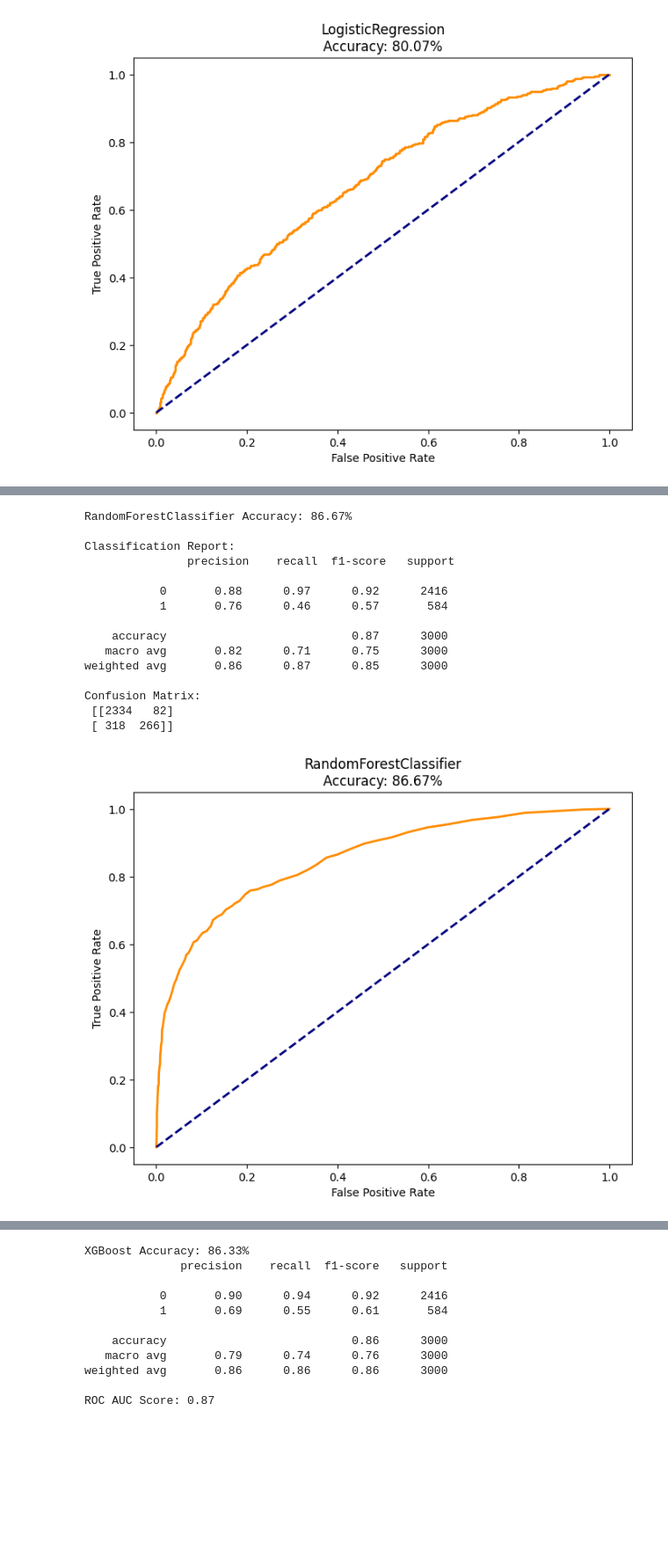
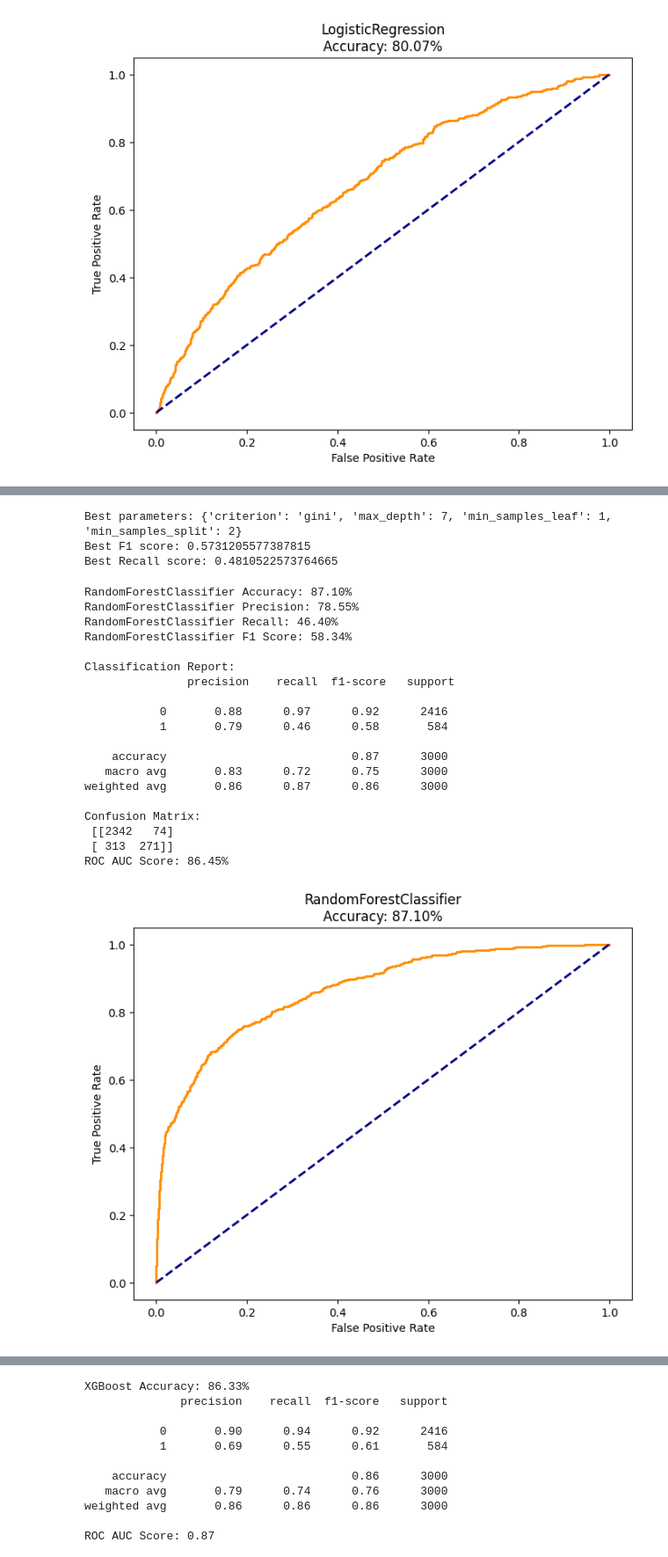
Before and after one commit to timoajayi/capstone-customer-churn-prediction, a Jupyter notebook: Customer_churn_prediction.ipynb, the cells around one changed output, grey strips where cells are left out. Shown at 88% size. Drawn from its saved outputs; the diff is of its cells as text; code cells hidden in the pictures; blank space fills up the shorter version.

```diff
--- a/Customer_churn_prediction.ipynb
+++ b/Customer_churn_prediction.ipynb
@@ -484,7 +541,10 @@ weighted avg       0.78      0.81      0.77      3000
 # %%
 ## Second Model: Decision Tree Classifier
 
-dt_model = DecisionTreeClassifier(random_state=42)
+dt_model = DecisionTreeClassifier(
+    random_state=42
+
+)
 dt_model.fit(X_train, y_train)
 y_pred_dt = dt_model.predict(X_test)
 dt_accuracy = accuracy_score(y_test, y_pred_dt)
@@ -496,6 +556,7 @@ print("Decision Tree F1 Score: {:.2f}%".format(f1_score(y_test, y_pred_dt) * 100
 print("Decision Tree Accuracy: {:.2f}%".format(dt_accuracy * 100))
 print("\nClassification Report:\n", classification_report(y_test, y_pred_dt))
 print("\nConfusion Matrix:\n", confusion_matrix(y_test, y_pred_dt))
+print("ROC AUC Score: {:.2f}%".format(roc_auc_score(y_test, dt_model.predict_proba(X_test)[:, 1]) * 100))
 # visualization
 y_prob_dt = dt_model.predict_proba(X_test)[:, 1]
 fpr_dt, tpr_dt, thresholds_dt = roc_curve(y_test, y_prob_dt)
@@ -529,43 +591,88 @@ Confusion Matrix:
 [figure]
+# %%
+dt = DecisionTreeClassifier(random_state=42)
+
+param_grid = {
+    "max_depth": [3, 5, 7, 10, None],
+    "min_samples_split": [2, 5, 10, 20],
+    "min_samples_leaf": [1, 2, 5, 10],
+    "criterion": ["gini", "entropy"]
+}
+
+grid_dt = GridSearchCV(
+    estimator=dt,
+    param_grid=param_grid,
+    scoring=["f1","recall"],
+    refit="f1",
+    cv=5,
+    n_jobs=-1
+)
+
+grid_dt.fit(X_train, y_train)
+
+print("Best parameters:", grid_dt.best_params_)
+print("Best F1 score:", grid_dt.best_score_)
+print("Best Recall score:", grid_dt.cv_results_["mean_test_recall"][grid_dt.best_index_])
+# %% [output]
+Best parameters: {'criterion': 'gini', 'max_depth': 7, 'min_samples_leaf': 1, 'min_samples_split': 2}
+Best F1 score: 0.5731205577387815
+Best Recall score: 0.4810522573764665
 # %%
 ## Third Model: RandomForestClassifier
 
-rf_clf = RandomForestClassifier()
+rf_clf = RandomForestClassifier(
+
+    max_depth=None,
+    max_features= 'sqrt',
+    min_samples_leaf= 2,
+    min_samples_split= 2,
+    n_estimators=300,
+)
 rf_clf.fit(X_train, y_train)
-y_pred = rf_clf.predict(X_test)
+y_pred_rf = rf_clf.predict(X_test)
 
-rf_accuracy = accuracy_score(y_test, y_pred)
+rf_accuracy = accuracy_score(y_test, y_pred_rf)
 print("RandomForestClassifier Accuracy: {:.2f}%".format(rf_accuracy * 100))
-print("\nClassification Report:\n", classification_report(y_test, y_pred))
-print("Confusion Matrix:\n", confusion_matrix(y_test, y_pred))
+print("RandomForestClassifier Precision: {:.2f}%".format(precision_score(y_test, y_pred_rf) * 100))
+print("RandomForestClassifier Recall: {:.2f}%".format(recall_score(y_test, y_pred_rf) * 100))
+print("RandomForestClassifier F1 Score: {:.2f}%".format(f1_score(y_test, y_pred_rf) * 100))
+print("\nClassification Report:\n", classification_report(y_test, y_pred_rf))
+print("Confusion Matrix:\n", confusion_matrix(y_test, y_pred_rf))
+print("ROC AUC Score: {:.2f}%".format(roc_auc_score(y_test, rf_clf.predict_proba(X_test)[:, 1]) * 100))
 
 ## visualization
 y_prob = rf_clf.predict_proba(X_test)[:, 1]
+#threshold = 0.5
+#y_pred = (y_prob > threshold).astype(int)
 fpr, tpr, thresholds = roc_curve(y_test, y_prob)
 
 plt.figure(figsize=(8, 6))
 plt.plot(fpr, tpr, color='darkorange', lw=2)
 plt.plot([0, 1], [0, 1], color='navy', lw=2, linestyle='--')
 plt.xlabel('False Positive Rate')
 plt.ylabel('True Positive Rate')
 plt.title('RandomForestClassifier\nAccuracy: {:.2f}%'.format(rf_accuracy * 100))
 plt.show()
 # %% [output]
-RandomForestClassifier Accuracy: 86.67%
+RandomForestClassifier Accuracy: 87.10%
+RandomForestClassifier Precision: 78.55%
+RandomForestClassifier Recall: 46.40%
+RandomForestClassifier F1 Score: 58.34%
 
 Classification Report:
                precision    recall  f1-score   support
 
            0       0.88      0.97      0.92      2416
-           1       0.76      0.46      0.57       584
+           1       0.79      0.46      0.58       584
 
     accuracy                           0.87      3000
-   macro avg       0.82      0.71      0.75      3000
-weighted avg       0.86      0.87      0.85      3000
+   macro avg       0.83      0.72      0.75      3000
+weighted avg       0.86      0.87      0.86      3000
 
 Confusion Matrix:
- [[2334   82]
- [ 318  266]]
+ [[2342   74]
+ [ 313  271]]
+ROC AUC Score: 86.45%
-[figure, old version]
+[figure, new version]
 # %%
 ## Fourth Model: GradientBoostingClassifier
```
Also changed, not shown: parts of 40 cells of this notebook, 26 other files.
